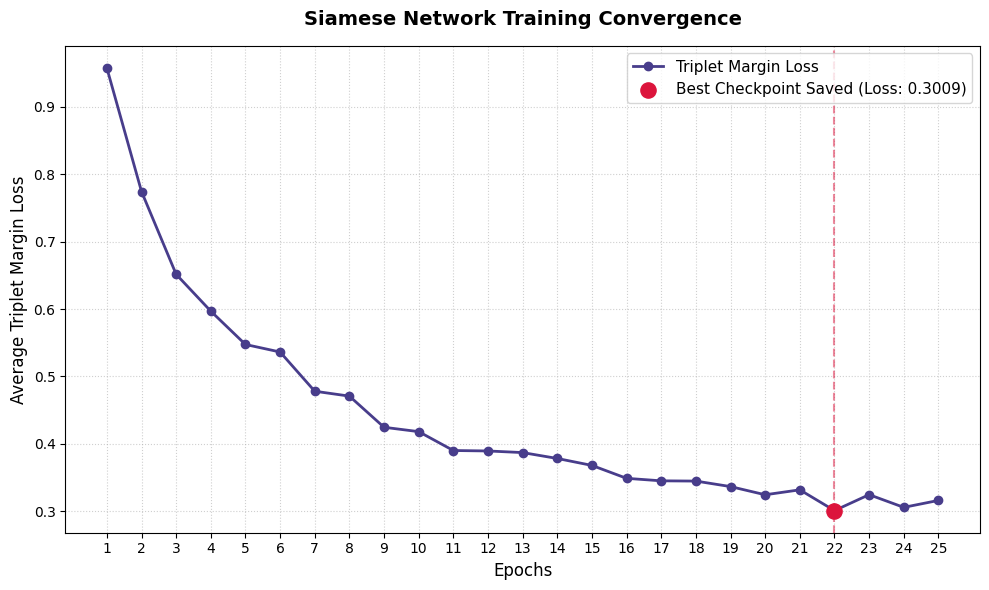
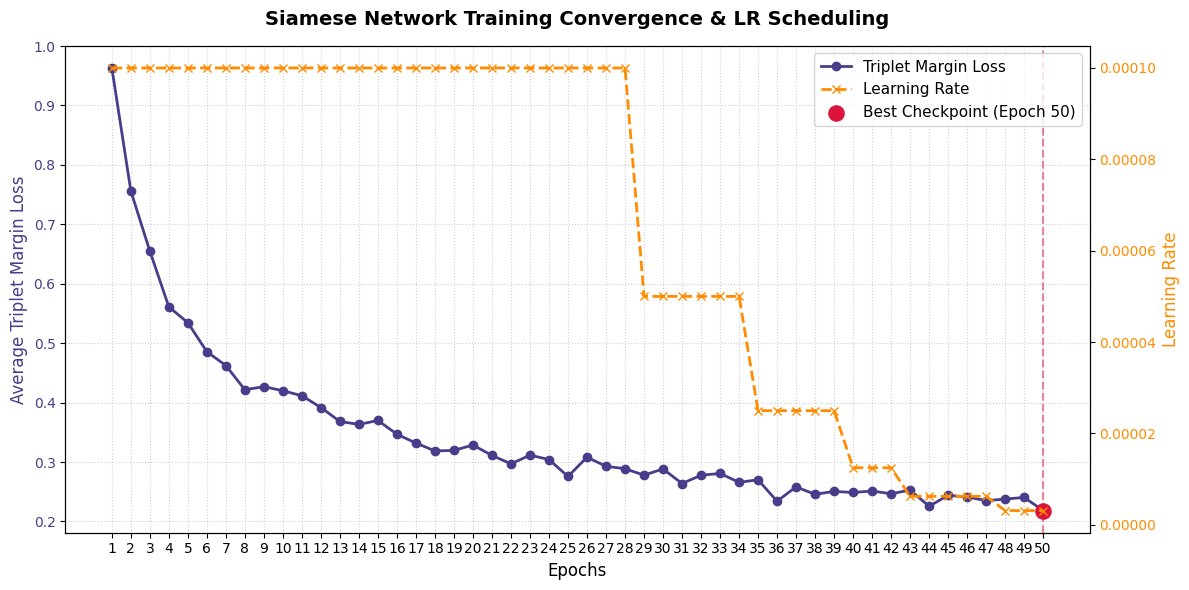
Code edit (unified diff) that turned the first committed figure into the second:
--- before
+++ after
@@ -1,23 +1,38 @@
 if len(epoch_losses) > 0:
-    plt.figure(figsize=(10, 6))
+    fig, ax1 = plt.subplots(figsize=(12, 6))
 
-    # Plot the continuous loss values
-    plt.plot(epochs, epoch_losses, color='darkslateblue', marker='o', lw=2, label='Triplet Margin Loss')
+    # 1. Plot Triplet Margin Loss on the left axis (ax1)
+    color = 'darkslateblue'
+    ax1.set_xlabel('Epochs', fontsize=12)
+    ax1.set_ylabel('Average Triplet Margin Loss', color=color, fontsize=12)
+    line1 = ax1.plot(epochs, epoch_losses, color=color, marker='o', lw=2, label='Triplet Margin Loss')
+    ax1.tick_params(axis='y', labelcolor=color)
+    ax1.set_xticks(epochs)
+    ax1.grid(True, linestyle=':', alpha=0.6)
 
-    # Highlight the exact best model checkpoint saved by Early Stopping
-    plt.scatter(best_epoch, min_loss_val, color='crimson', s=120, zorder=5, 
+    # 2. Create a twin axis sharing the same x-axis for the Learning Rate (ax2)
+    ax2 = ax1.twinx()  
+    color = 'darkorange'
+    ax2.set_ylabel('Learning Rate', color=color, fontsize=12)
+    
+    # FIXED: Fallback now uses the first recorded LR from history, removing dependency on 'config'
+    lr_history = history.get('learning_rates', [history['train_loss'][0]] * len(epoch_losses))
+    
+    line2 = ax2.plot(epochs, lr_history, color=color, marker='x', linestyle='--', lw=2, label='Learning Rate')
+    ax2.tick_params(axis='y', labelcolor=color)
+
+    # 3. Highlight the Early Stopping checkpoint
+    ax1.scatter(best_epoch, min_loss_val, color='crimson', s=120, zorder=5, 
                 label=f'Best Checkpoint Saved (Loss: {min_loss_val:.4f})')
+    ax1.axvline(x=best_epoch, color='crimson', linestyle='--', alpha=0.5)
 
-    # Draw a vertical indicator line for the rollback target
-    plt.axvline(x=best_epoch, color='crimson', linestyle='--', alpha=0.5)
+    # Combined legends from both axes
+    lines = line1 + line2
+    labels = [l.get_label() for l in lines]
+    labels.append(f'Best Checkpoint (Epoch {best_epoch})')
+    ax1.legend(lines + [ax1.collections[0]], labels, fontsize=11, loc='upper right')
 
-    plt.title('Siamese Network Training Convergence', fontsize=14, fontweight='bold', pad=15)
-    plt.xlabel('Epochs', fontsize=12)
-    plt.ylabel('Average Triplet Margin Loss', fontsize=12)
-    plt.xticks(epochs)
-    plt.grid(True, linestyle=':', alpha=0.6)
-    plt.legend(fontsize=11, loc='upper right')
-
-    plt.tight_layout()
+    plt.title('Siamese Network Training Convergence & LR Scheduling', fontsize=14, fontweight='bold', pad=15)
+    fig.tight_layout()
     plt.show()
 else:

Commit: Implementing Scheduler Patience - ReduceLROnPlateau